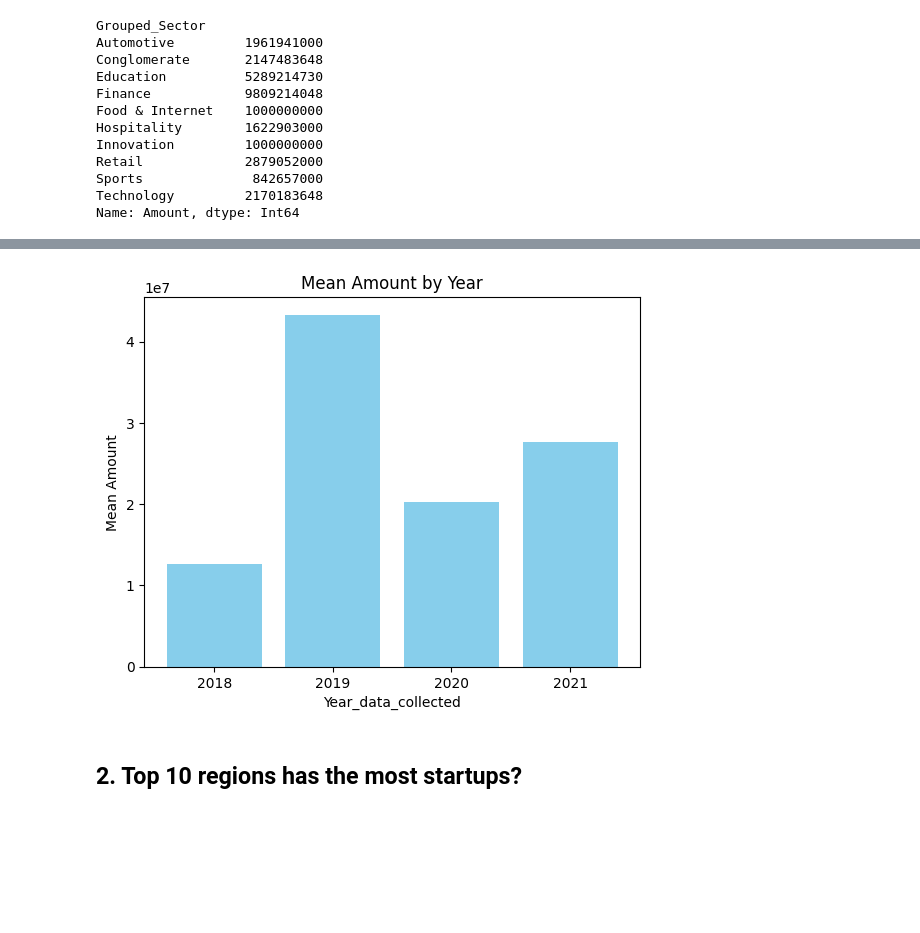
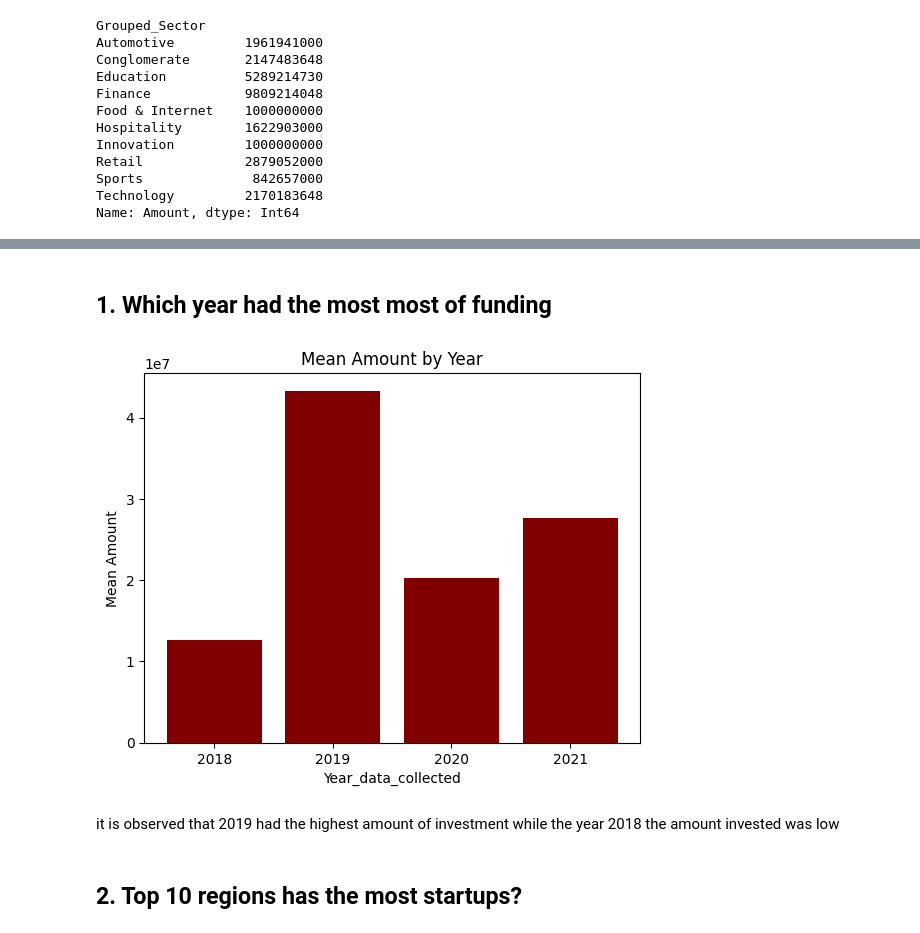
Before and after one commit to Vaniskemunto/ecosystem, a Jupyter notebook: ecosystem.ipynb, the cells around one changed output, grey strips where cells are left out. Cells and saved outputs as stored; diff of their text form; code cells hidden in the pictures; blank space fills up the shorter version.

Commit message:
modified visualizations

```diff
--- a/ecosystem.ipynb
+++ b/ecosystem.ipynb
@@ -2178,16 +2222,20 @@ Name: Amount, dtype: Int64
+# %% [markdown]
+## 1. Which year had the most most of funding
 # %%
 # Plotting a bar graph
-plt.bar(mean_amount_by_year.index, mean_amount_by_year, color='skyblue')
+plt.bar(mean_amount_by_year.index, mean_amount_by_year, color='maroon')
 plt.xlabel('Year_data_collected')
 plt.ylabel('Mean Amount')
 plt.title('Mean Amount by Year')
 
 # Cast x-axis labels to integers
 plt.xticks(mean_amount_by_year.index.astype(int))
 
 plt.show()
 # %% [output]
-[figure, old version]
+[figure, new version]
+# %% [markdown]
+it is observed that 2019 had the highest amount of investment while the year 2018 the amount invested was low
 # %% [markdown]
 ## 2. Top 10 regions has the most startups?
 # %%
```
Also changed, not shown: parts of 9 cells of this notebook.
